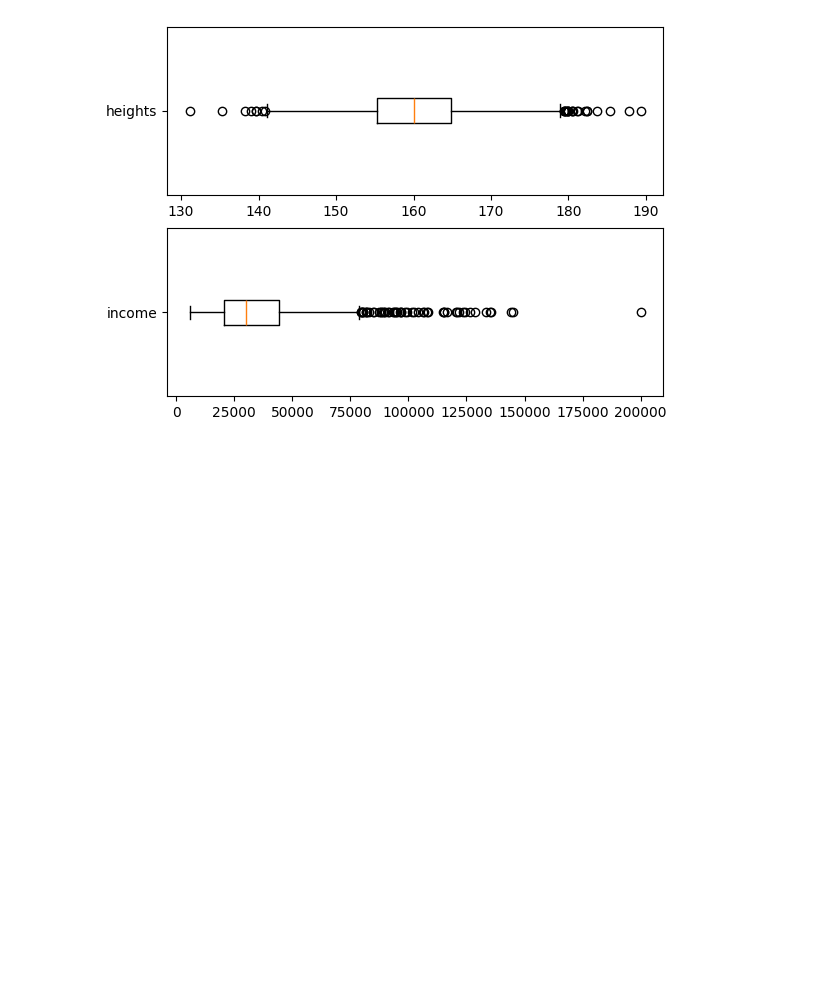
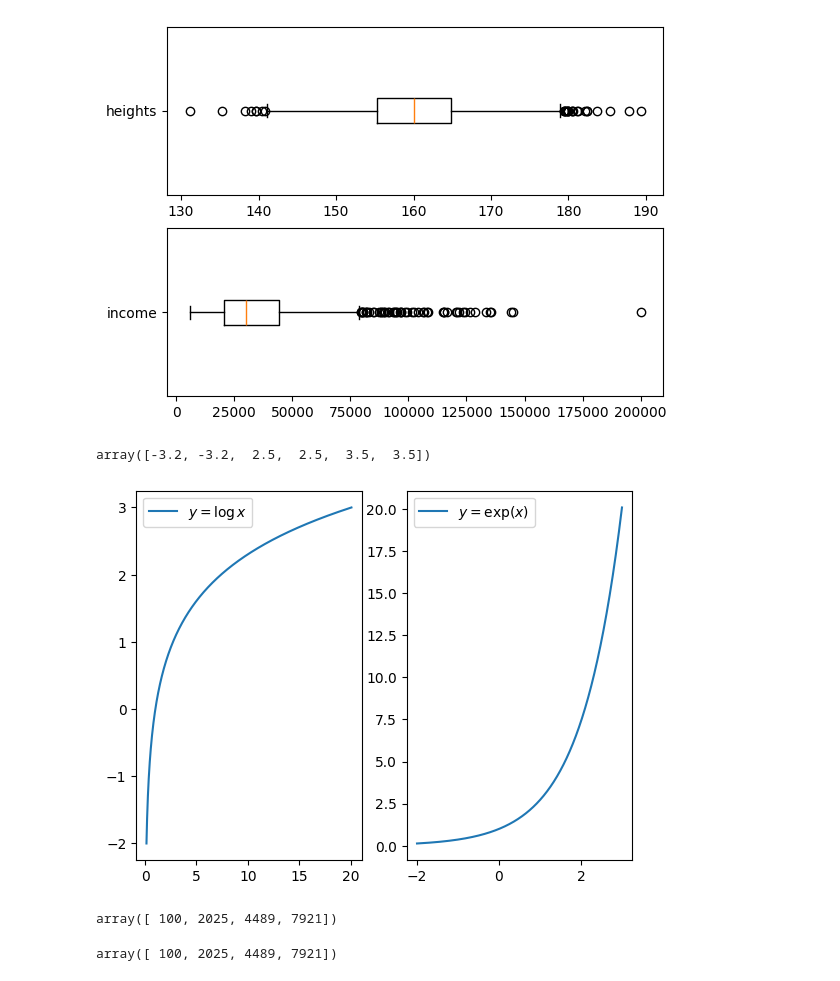
Before and after one commit to thanga-v2/Exploratory-Data-Analysis, a Jupyter notebook: datawrangling_py/2.Processing-Unidimensional-data.ipynb, the cells around one changed output. Saved outputs shown, nothing was run; the diff lists cells and outputs as text; code cells hidden in the pictures; blank space fills up the shorter version.

Commit message:
vector-scalar case

```diff
--- a/datawrangling_py/2.Processing-Unidimensional-data.ipynb
+++ b/datawrangling_py/2.Processing-Unidimensional-data.ipynb
@@ -330,3 +330,27 @@ plt.yticks([1], ["income"]) # label at y=1 plt.show()
 
 
 # violin plot  (leave some space)
+# %%
+
+# vectorised mathematical functions
+
+np.abs([104.5,67,8])
+np.sqrt(19)
+np.round(897.5)
+np.floor(897.5)
+np.ceil(897.5)
+np.round([-3.249, -3.151, 2.49, 2.51, 3.49, 3.51], 1)
+# %% [output]
+array([-3.2, -3.2,  2.5,  2.5,  3.5,  3.5])
+# %%
+plt.subplot(1, 2, 1)
+x = np.linspace(np.exp(-2), np.exp(3), 1001)
+plt.plot(x, np.log(x), label="$y=\\log x$")
+plt.legend()
+plt.subplot(1, 2, 2)
+x = np.linspace(-2, 3, 1001)
+plt.plot(x, np.exp(x), label="$y=\\exp(x)$")
+plt.legend()
+plt.show()
+# %% [output]
+[figure, added]
@@ -332,0 +361,9 @@ plt.yticks([1], ["income"]) # label at y=1 plt.show()
+# %%
+vec = np.array([10,45,67,89])
+vec**2
+# %% [output]
+array([ 100, 2025, 4489, 7921])
+# %%
+np.array([10,45,67,89])**2
+# %% [output]
+array([ 100, 2025, 4489, 7921])
```
Also changed, not shown: parts of 2 cells of this notebook.
